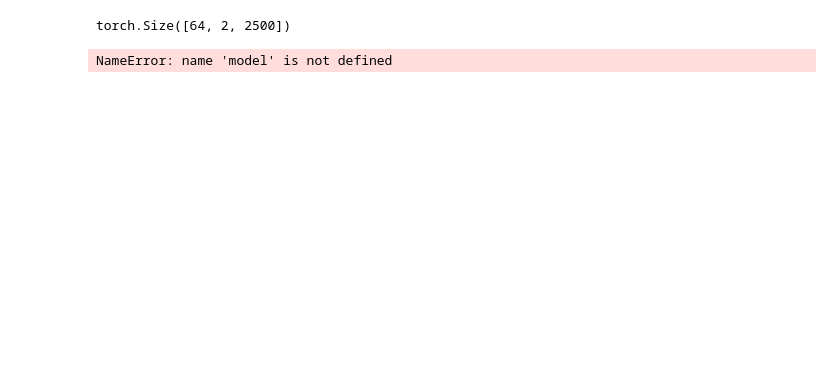
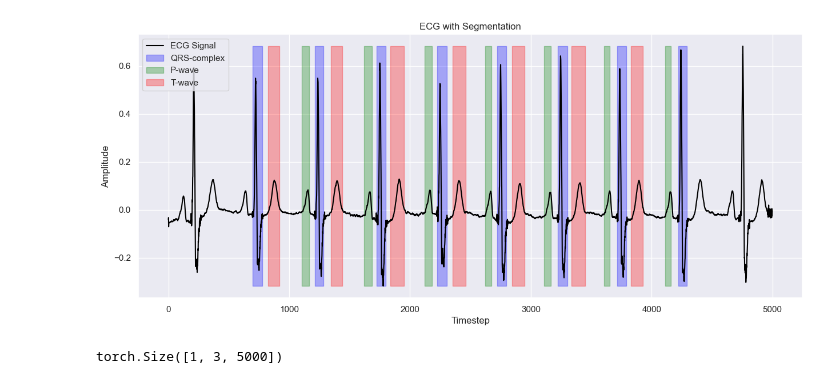
Before and after one commit to luizfysouza/ECG_Delineation, a Jupyter notebook: model.ipynb, the cells around one changed output. Saved outputs shown, nothing was run; the diff lists cells and outputs as text; code cells hidden in the pictures; blank space fills up the shorter version.

Commit message:
implementatino of unet and fixing data

```diff
--- a/model.ipynb
+++ b/model.ipynb
@@ -292,0 +52,4 @@ from unet import UNet
+# %%
+for batch in (loader):
+    break
+batch['exam_id'], batch['x'].shape, batch['y'].shape, batch['x'], batch['y']
@@ -293,12 +74,47 @@ from unet import UNet
+# %%
+import seaborn as sns
+sns.set(style='darkgrid')
+sns.set(palette='colorblind')
+def plot_ecg_with_segmentation(ecg, segmentation):
+    """
+    Plot the ECG signal with its segmentation overlayed in timesteps.
+
+    Parameters:
+    - ecg: 1D array of ECG signal (shape: 5000).
+    - segmentation: 2D array of binary segmentation masks (shape: 3, 5000).
+    """
+    #transform to numpy
+    ecg = ecg.numpy()
+    segmentation = segmentation.numpy()
+    timesteps = np.arange(ecg.shape[0])
+
+    # Define colors for each wave
+    colors = ['blue', 'green', 'red']
+    labels = ['QRS-complex', 'P-wave', 'T-wave']
+
+    plt.figure(figsize=(15, 6))
+
+    # Plot the ECG signal
+    plt.plot(timesteps, ecg, label='ECG Signal', color='black', linewidth=1.5)
+
+    # Overlay the segmentation
+    for i in range(segmentation.shape[0]):
+        mask = segmentation[i].astype(bool)
+        plt.fill_between(timesteps, ecg.min(), ecg.max(), where=mask, color=colors[i], alpha=0.3, label=f'{labels[i]}')
+
+    # Aesthetics
+    plt.title('ECG with Segmentation')
+    plt.xlabel('Timestep')
+    plt.ylabel('Amplitude')
+    plt.legend()
+    plt.show()
+# %%
+plot_ecg_with_segmentation(batch['x'][2], batch['y'][2])
+# %% [output]
+[figure, added]
 # %%
 from unet import UNet
-import torch
-x = torch.randn(64, 12, 2500)
-model = UNet(12, 2)
-model(x).shape
+model = UNet(n_channels=12, n_classes=3, bilinear=False)
+model(batch['x'][0].unsqueeze(0).float()).shape
 # %% [output]
-torch.Size([64, 2, 2500])
+torch.Size([1, 3, 5000])
-# %%
-model(x).shape
-# %% [output]
-NameError: name 'model' is not defined
```
Also changed, not shown: parts of 19 cells of this notebook.
